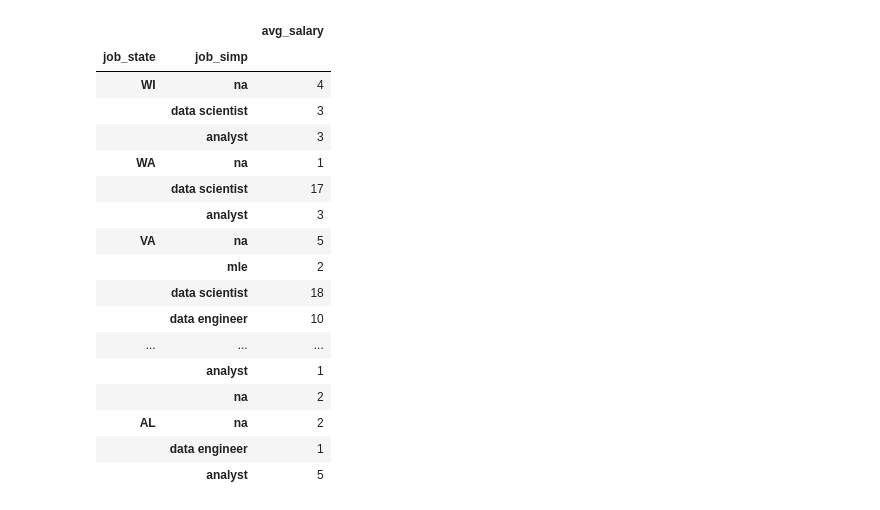
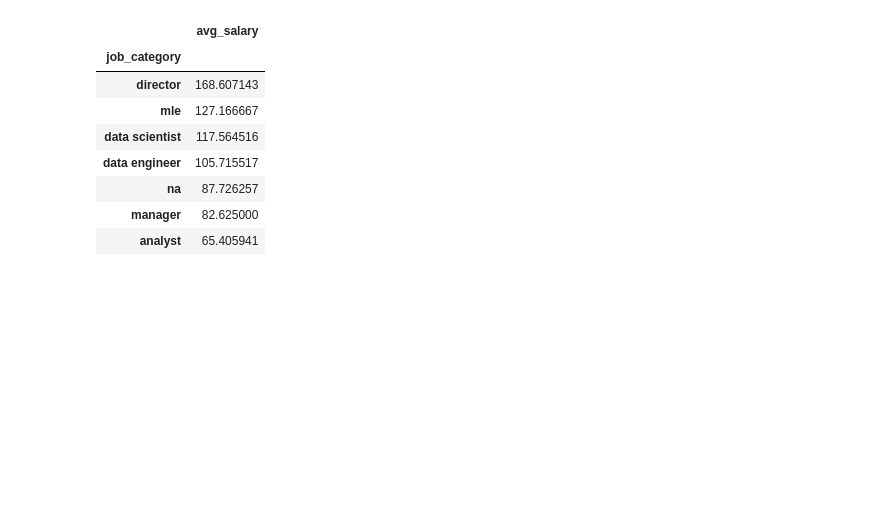
Before and after one commit to PrimitPatel/Glassdoor-salary-prediction, a Jupyter notebook: glassdoor_code_analysis.ipynb, the cells around one changed output. Cells and saved outputs as stored; diff of their text form; code cells hidden in the pictures; blank space fills up the shorter version.

```diff
--- a/glassdoor_code_analysis.ipynb
+++ b/glassdoor_code_analysis.ipynb
@@ -72,4 +90,3 @@ Name: seniority, dtype: int64
 # %%
-# Fix state Los Angeles
-df['job_state']= df.job_state.apply(lambda x: x.strip() if x.strip().lower() != 'los angeles' else 'CA')
-df.job_state.value_counts()
+#Competitor count
+df['no_of_comp'] = df['Competitors'].apply(lambda x: len(x.split(',')) if x != '-1' else 0)
@@ -94,4 +92,0 @@ Name: job_state, dtype: int64
-# %%
-#  Job description length
-df['desc_len'] = df['Job Description'].apply(lambda x: len(x))
-df['desc_len']
@@ -116,4 +93 @@ Name: desc_len, dtype: int64
-# %%
-#Competitor count
-df['num_comp'] = df['Competitors'].apply(lambda x: len(x.split(',')) if x != '-1' else 0)
 # %%
@@ -185,0 +125,4 @@ Name: company_txt, dtype: object
+# %%
+df['min_salary'] = df.apply(lambda x: x.min_salary*2 if x.Hourly_salary ==1 else x.min_salary, axis =1)
+df['max_salary'] = df.apply(lambda x: x.max_salary*2 if x.Hourly_salary ==1 else x.max_salary, axis =1)
+df['avg_salary'] = df.apply(lambda x: x.avg_salary*2 if x.Hourly_salary ==1 else x.avg_salary, axis =1)
@@ -367,23 +302,14 @@ pd.pivot_table(df, index = ['job_state','job_simp'], values = 'avg_salary').sort
 pd.options.display.max_rows
 pd.set_option('display.max_rows', None)
 # %%
-pd.pivot_table(df, index = ['job_state','job_simp'], values = 'avg_salary', aggfunc = 'count').sort_values('job_state', ascending = False)
+pd.pivot_table(df,index=['job_category'],values='avg_salary').sort_values('avg_salary', ascending = False)
 # %% [output]
-|  |  | avg_salary |
-| job_state | job_simp |  |
-| WI | na | 4 |
-|  | data scientist | 3 |
-|  | analyst | 3 |
-| WA | na | 1 |
-|  | data scientist | 17 |
-|  | analyst | 3 |
-| VA | na | 5 |
-|  | mle | 2 |
-|  | data scientist | 18 |
-|  | data engineer | 10 |
-| ... | ... | ... |
-|  | analyst | 1 |
-|  | na | 2 |
-| AL | na | 2 |
-|  | data engineer | 1 |
-|  | analyst | 5 |
+|  | avg_salary |
+| job_category |  |
+| director | 168.607143 |
+| mle | 127.166667 |
+| data scientist | 117.564516 |
+| data engineer | 105.715517 |
+| na | 87.726257 |
+| manager | 82.625000 |
+| analyst | 65.405941 |
```
Also changed, not shown: parts of 36 cells of this notebook, 4 other files.
